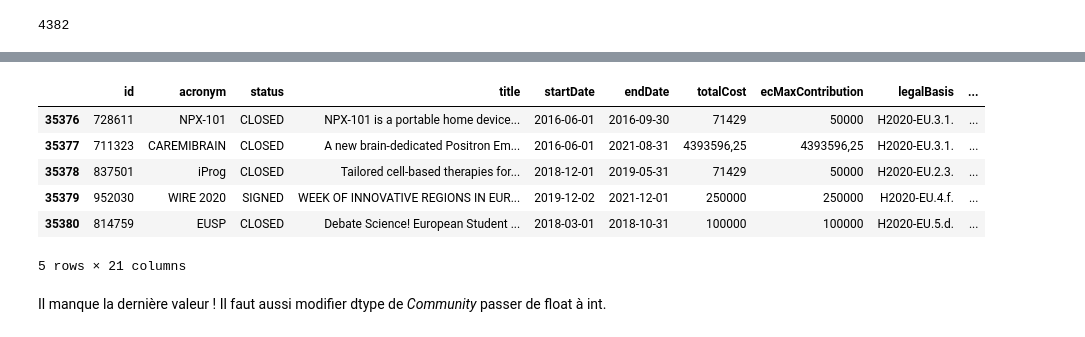
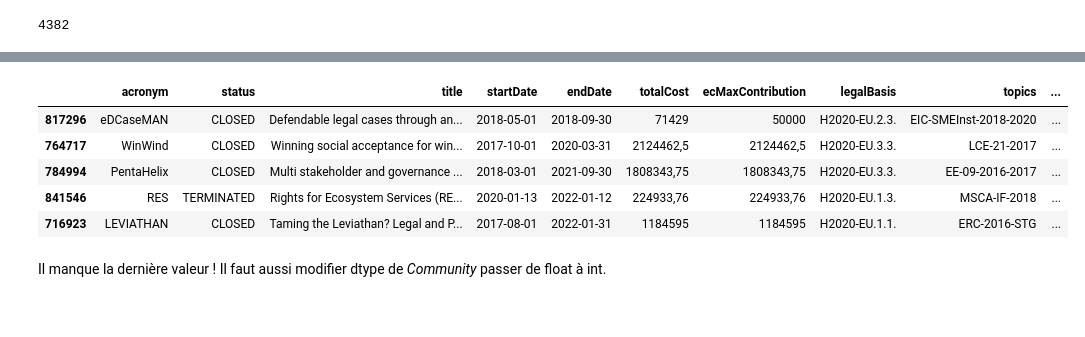
Before and after one commit to Cyrlyo/Cordis, a Jupyter notebook: Notebook/Graph_revived.ipynb, the cells around one changed output, grey strips where cells are left out. Cells and saved outputs as stored; diff of their text form; code cells hidden in the pictures.

```diff
--- a/Notebook/Graph_revived.ipynb
+++ b/Notebook/Graph_revived.ipynb
@@ -158,5 +157,5 @@ pickle.dump(G, open('graphe_3_labeled.pickle', 'wb'))
 # %%
- G = pickle.load(open("./graphe_3_labeled.pickle", "rb"))
+ G = pickle.load(open("./graphs_save/graphe_3_labeled.pickle", "rb"))
 # %% [markdown]
 Pour l'ouvrir il suffira d'utiliser cette line de code :
 G = pickle.load(open("filename.pickle", "rb"))
@@ -287,3 +282,6 @@ partition
 partition_sorted = dict(sorted(partition.items()))
 # %%
 partition_sorted = pd.DataFrame.from_dict(partition_sorted, orient="index").astype({0:"int32"})
+# %%
+partition_df = pd.DataFrame.from_dict(partition, orient="index").astype({0:"int32"})
+partition_df
@@ -290,17 +302,19 @@ partition_sorted = pd.DataFrame.from_dict(partition_sorted, orient="index").asty
+# %%
+test = pd.concat([project.set_index('id'), partition_df], axis=1, join='inner')
+# %%
+test.rename({0:"Community"}, axis=1, inplace=True)
+test.head()
+# %% [output]
+|  | acronym | status | title | startDate | endDate | totalCost | ecMaxContribution | legalBasis | topics | ... |
+| 817296 | eDCaseMAN | CLOSED | Defendable legal cases through an... | 2018-05-01 | 2018-09-30 | 71429 | 50000 | H2020-EU.2.3. | EIC-SMEInst-2018-2020 | ... |
+| 764717 | WinWind | CLOSED | Winning social acceptance for win... | 2017-10-01 | 2020-03-31 | 2124462,5 | 2124462,5 | H2020-EU.3.3. | LCE-21-2017 | ... |
+| 784994 | PentaHelix | CLOSED | Multi stakeholder and governance ... | 2018-03-01 | 2021-09-30 | 1808343,75 | 1808343,75 | H2020-EU.3.3. | EE-09-2016-2017 | ... |
+| 841546 | RES | TERMINATED | Rights for Ecosystem Services (RE... | 2020-01-13 | 2022-01-12 | 224933,76 | 224933,76 | H2020-EU.1.3. | MSCA-IF-2018 | ... |
+| 716923 | LEVIATHAN | CLOSED | Taming the Leviathan? Legal and P... | 2017-08-01 | 2022-01-31 | 1184595 | 1184595 | H2020-EU.1.1. | ERC-2016-STG | ... |
 # %%
 project = project.join(partition_sorted, on="id")
 # %%
 project.rename({0:"Community"}, axis=1, inplace=True)
-# %%
-project.tail()
-# %% [output]
-|  | id | acronym | status | title | startDate | endDate | totalCost | ecMaxContribution | legalBasis | ... |
-| 35376 | 728611 | NPX-101 | CLOSED | NPX-101 is a portable home device... | 2016-06-01 | 2016-09-30 | 71429 | 50000 | H2020-EU.3.1. | ... |
-| 35377 | 711323 | CAREMIBRAIN | CLOSED | A new brain-dedicated Positron Em... | 2016-06-01 | 2021-08-31 | 4393596,25 | 4393596,25 | H2020-EU.3.1. | ... |
-| 35378 | 837501 | iProg | CLOSED | Tailored cell-based therapies for... | 2018-12-01 | 2019-05-31 | 71429 | 50000 | H2020-EU.2.3. | ... |
-| 35379 | 952030 | WIRE 2020 | SIGNED | WEEK OF INNOVATIVE REGIONS IN EUR... | 2019-12-02 | 2021-12-01 | 250000 | 250000 | H2020-EU.4.f. | ... |
-| 35380 | 814759 | EUSP | CLOSED | Debate Science! European Student ... | 2018-03-01 | 2018-10-31 | 100000 | 100000 | H2020-EU.5.d. | ... |
-5 rows × 21 columns
 # %% [markdown]
 Il manque la dernière valeur ! Il faut aussi modifier dtype de *Community* passer de float à int.
 # %%
```
Also changed, not shown: parts of 7 cells of this notebook.
